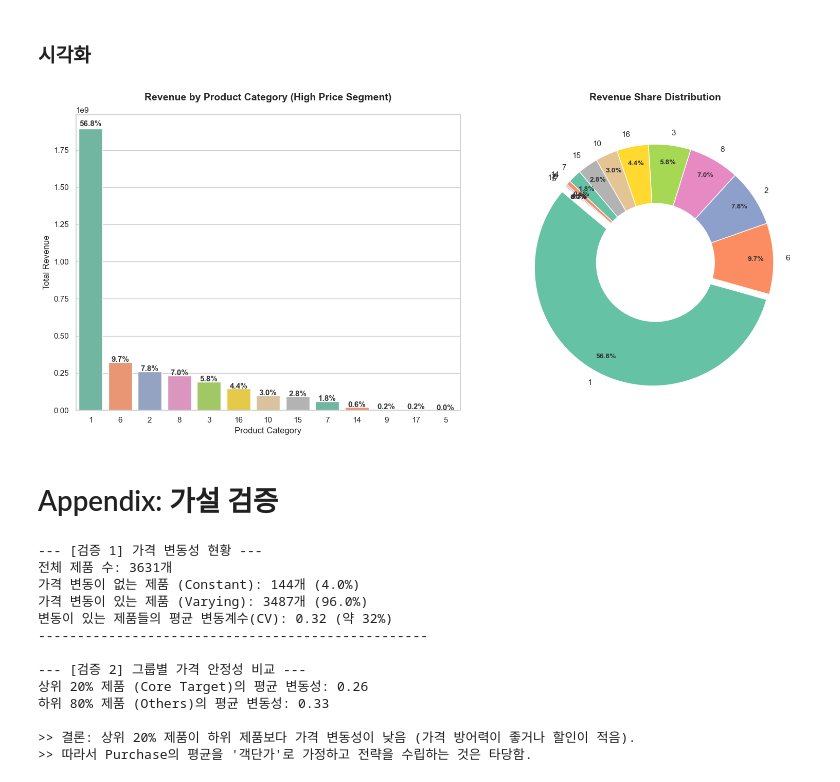
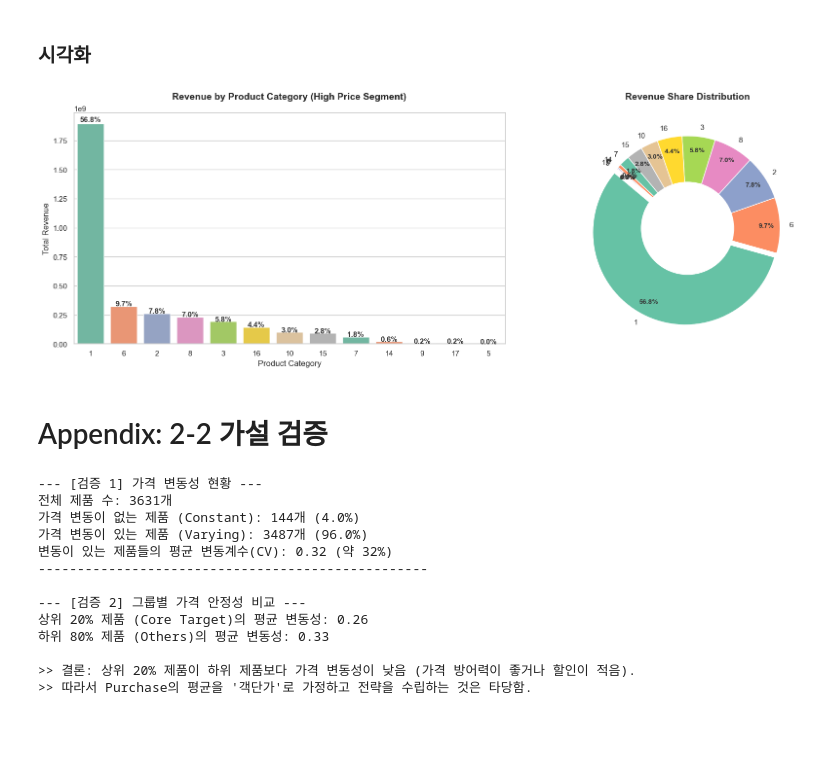
Before and after one commit to sohson/hipython, a Jupyter notebook: 월마트데이터/45. Wallmart 데이터.ipynb, the cells around one changed output. Saved outputs shown, nothing was run; the diff lists cells and outputs as text; code cells hidden in the pictures; blank space fills up the shorter version.

```diff
--- a/월마트데이터/45. Wallmart 데이터.ipynb
+++ b/월마트데이터/45. Wallmart 데이터.ipynb
@@ -440,7 +440,7 @@ category_revenue
 ### 시각화
 # %%
 sns.set_theme(style="whitegrid")
-plt.figure(figsize=(16, 7))
+plt.figure(figsize=(18, 6))
 bright_palette = sns.color_palette("Set2", len(category_revenue))
 
 # 1. 왼쪽: 막대 그래프 - 매출 규모 비교
@@ -471,36 +471,36 @@ plt.title('Revenue by Product Category (High Price Segment)', fontsize=14, fontw
 plt.xlabel('Product Category', fontsize=12)
 plt.ylabel('Total Revenue', fontsize=12)
 
 
 # -------------------------------------------------------
 # 2. 오른쪽: 도넛 차트 - 매출 점유율 확인
 
 plt.subplot(1, 2, 2)
 explode = [0.05 if i == 0 else 0 for i in range(len(category_revenue))]
 
 wedges, texts, autotexts = plt.pie(
     category_revenue['Revenue'],
     labels=category_revenue['Product_Category'],
     autopct='%1.1f%%',
     startangle=140,
     pctdistance=0.85,
     explode=explode,
     colors=bright_palette,
     textprops={'fontsize': 11}
 )
 
 centre_circle = plt.Circle((0,0), 0.50, fc='white')
 fig = plt.gcf()
 fig.gca().add_artist(centre_circle)
 plt.title('Revenue Share Distribution', fontsize=14, fontweight='bold', pad=20)
 plt.setp(autotexts, size=10, weight="bold", color="#333333")
 
 plt.tight_layout()
 plt.show()
 # %% [output]
-[figure, old version]
+[figure, new version]
 # %% [markdown]
-# Appendix: 가설 검증
+# Appendix: 2-2 가설 검증
 # %%
 # [검증 1] Purchase 컬럼의 가격 변동성 확인 ("단가인가, 결제금액인가?")
 
```
